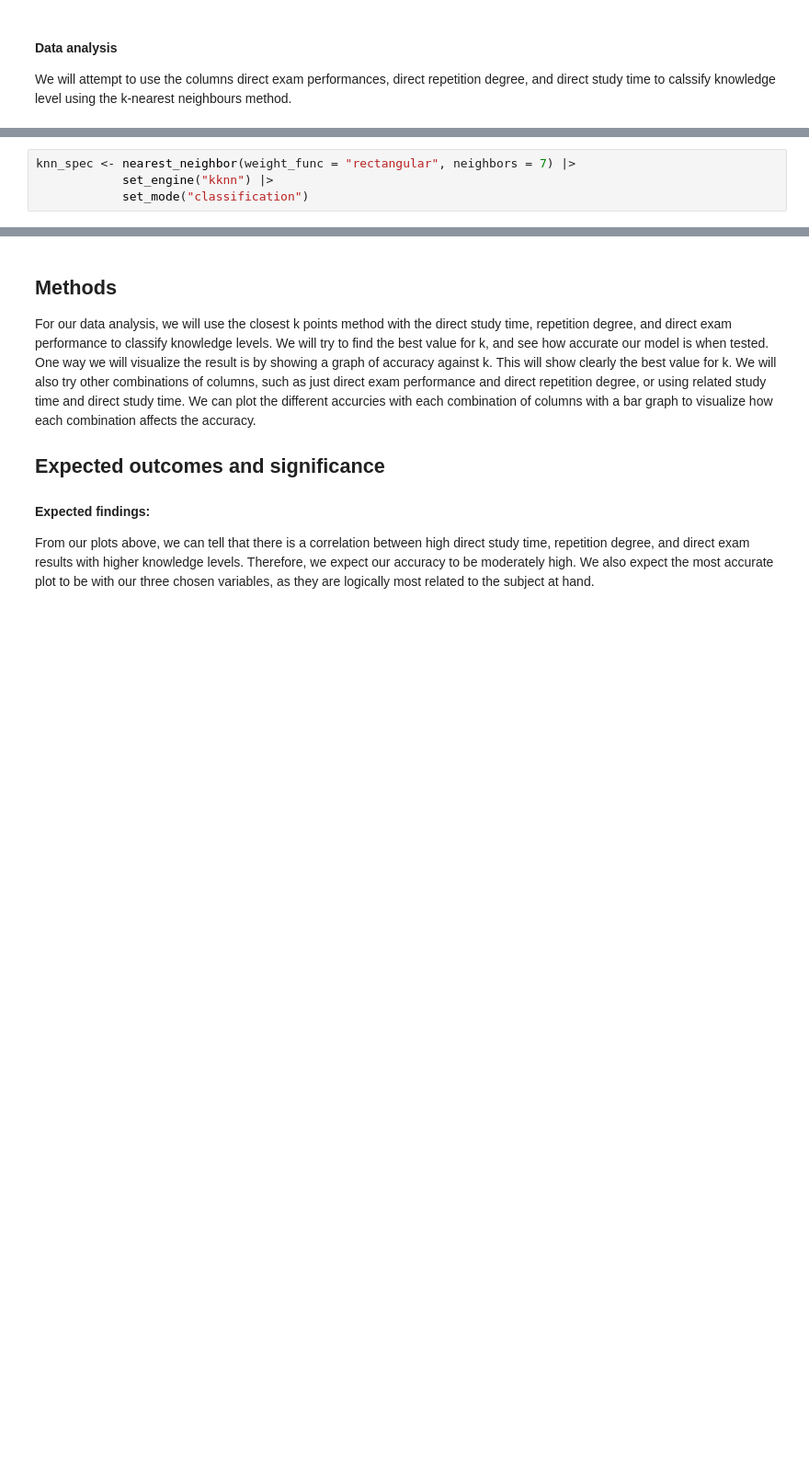
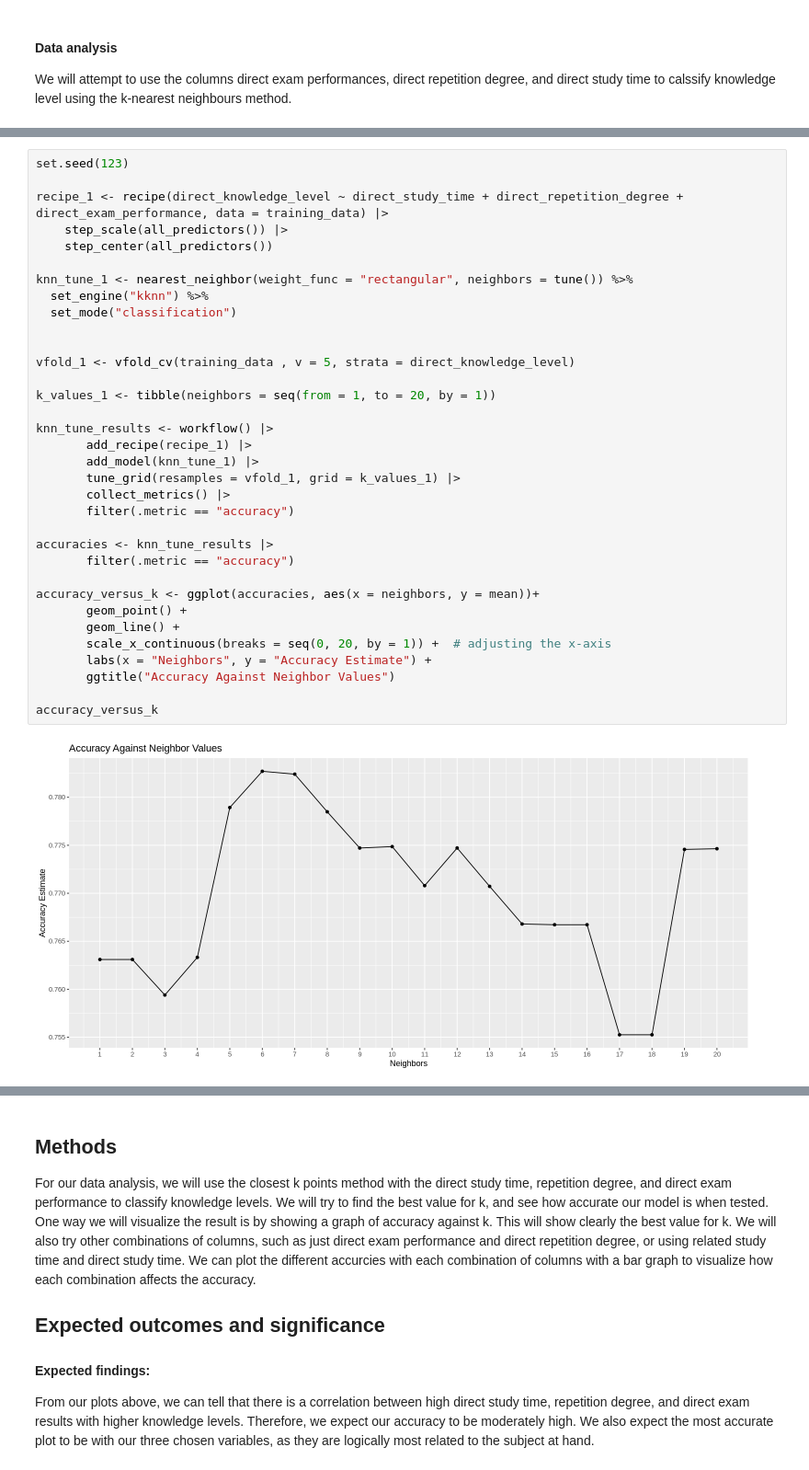
Before and after one commit to genhoang/dsci-100-group-151, a Jupyter notebook: final_report.ipynb, the cells around one changed output, grey strips where cells are left out. Shown: that part at 92% size. Drawn from its saved outputs; the diff is of its cells as text; blank space fills up the shorter version.

```diff
--- a/final_report.ipynb
+++ b/final_report.ipynb
@@ -243,4 +285,36 @@ We will attempt to use the columns direct exam performances, direct repetition d
 # %%
-knn_spec <- nearest_neighbor(weight_func = "rectangular", neighbors = 7) |>
-            set_engine("kknn") |>
-            set_mode("classification")
+set.seed(123)
+
+recipe_1 <- recipe(direct_knowledge_level ~ direct_study_time + direct_repetition_degree + direct_exam_performance, data = training_data) |>
+    step_scale(all_predictors()) |>
+    step_center(all_predictors())
+
+knn_tune_1 <- nearest_neighbor(weight_func = "rectangular", neighbors = tune()) %>%
+  set_engine("kknn") %>%
+  set_mode("classification")
+
+
+vfold_1 <- vfold_cv(training_data , v = 5, strata = direct_knowledge_level)
+
+k_values_1 <- tibble(neighbors = seq(from = 1, to = 20, by = 1))
+
+knn_tune_results <- workflow() |>
+       add_recipe(recipe_1) |>
+       add_model(knn_tune_1) |>
+       tune_grid(resamples = vfold_1, grid = k_values_1) |>
+       collect_metrics() |>
+       filter(.metric == "accuracy")
+
+accuracies <- knn_tune_results |>
+       filter(.metric == "accuracy")
+
+accuracy_versus_k <- ggplot(accuracies, aes(x = neighbors, y = mean))+
+       geom_point() +
+       geom_line() +
+       scale_x_continuous(breaks = seq(0, 20, by = 1)) +  # adjusting the x-axis
+       labs(x = "Neighbors", y = "Accuracy Estimate") +
+       ggtitle("Accuracy Against Neighbor Values")
+
+accuracy_versus_k
+# %% [output]
+[figure, added]
```
Also changed, not shown: parts of 21 cells of this notebook.
